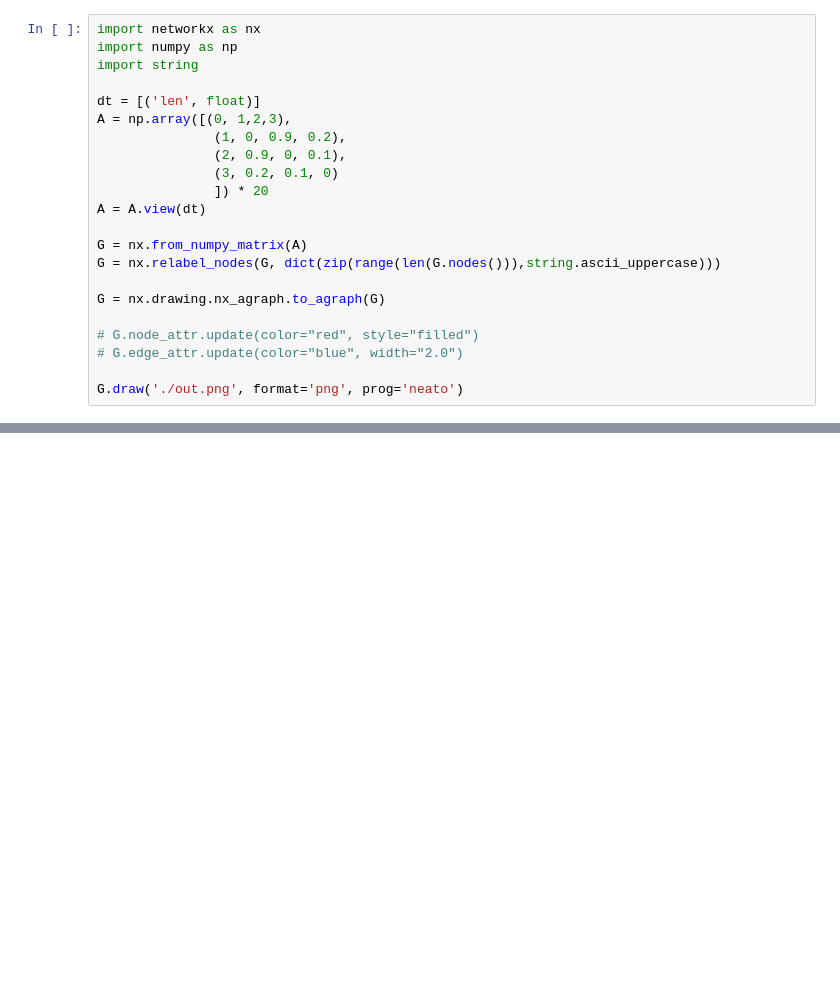
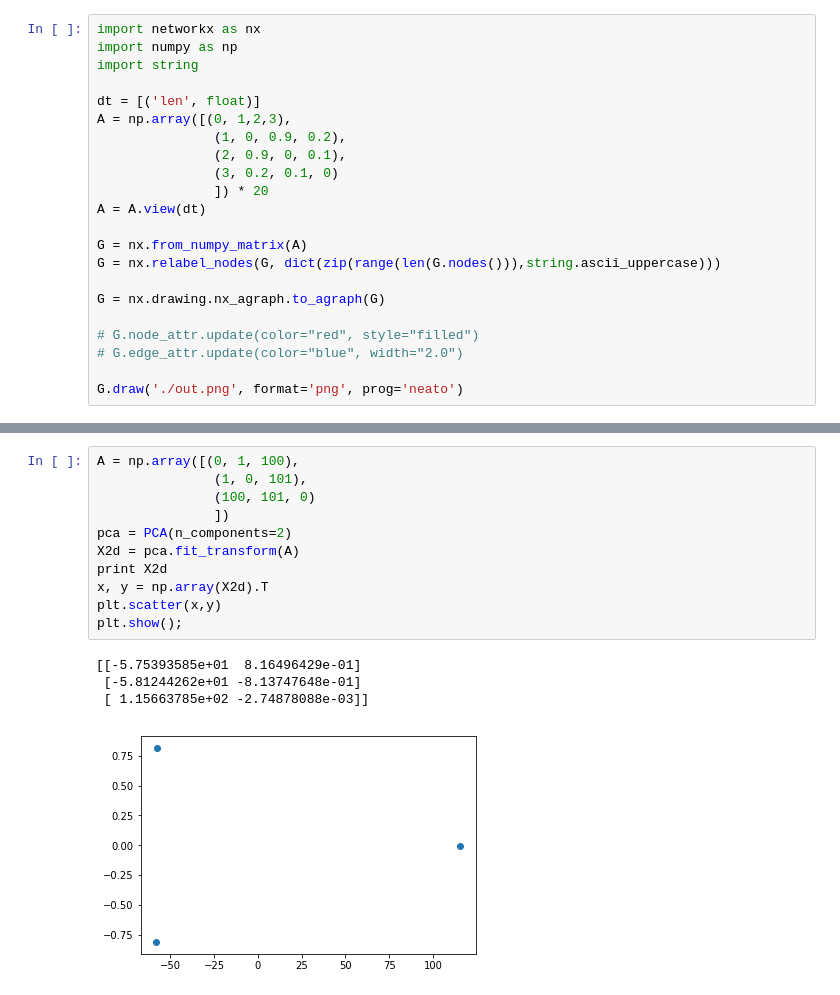
Before and after one commit to nus-curantis/medoid, a Jupyter notebook: medoid/medoid.ipynb, the cells around one changed output, grey strips where cells are left out. Drawn from its saved outputs; the diff is of its cells as text; blank space fills up the shorter version.

Commit message:
approach for visualization

```diff
--- a/medoid/medoid.ipynb
+++ b/medoid/medoid.ipynb
@@ -189,0 +204,16 @@ G.draw('./out.png', format='png', prog='neato')
+# %%
+A = np.array([(0, 1, 100),
+               (1, 0, 101),
+               (100, 101, 0)
+               ])
+pca = PCA(n_components=2)
+X2d = pca.fit_transform(A)
+print X2d
+x, y = np.array(X2d).T
+plt.scatter(x,y)
+plt.show();
+# %% [output]
+[[-5.75393585e+01  8.16496429e-01]
+ [-5.81244262e+01 -8.13747648e-01]
+ [ 1.15663785e+02 -2.74878088e-03]]
+[figure, added]
```
Also changed, not shown: parts of 2 cells of this notebook, 1 other file.
